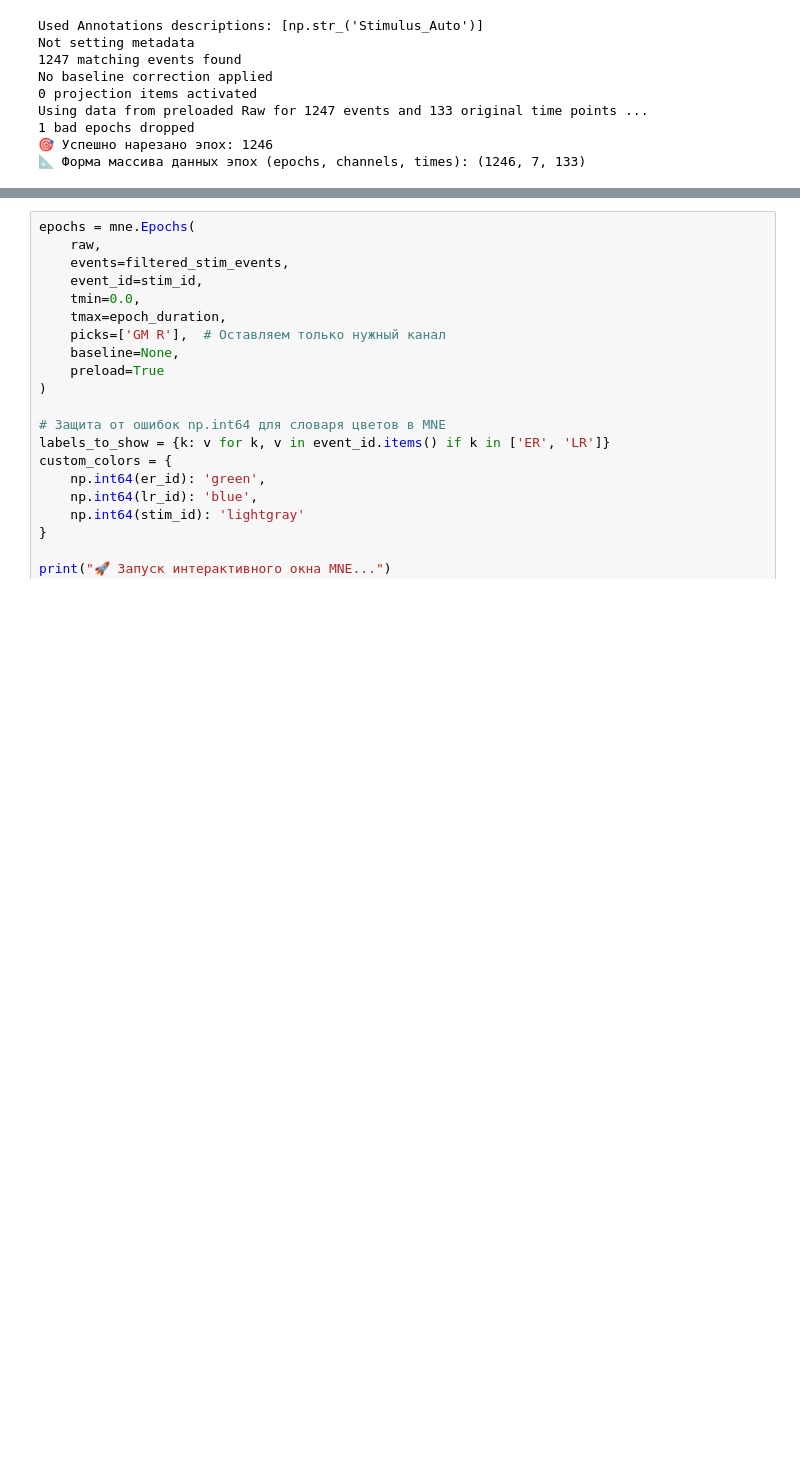
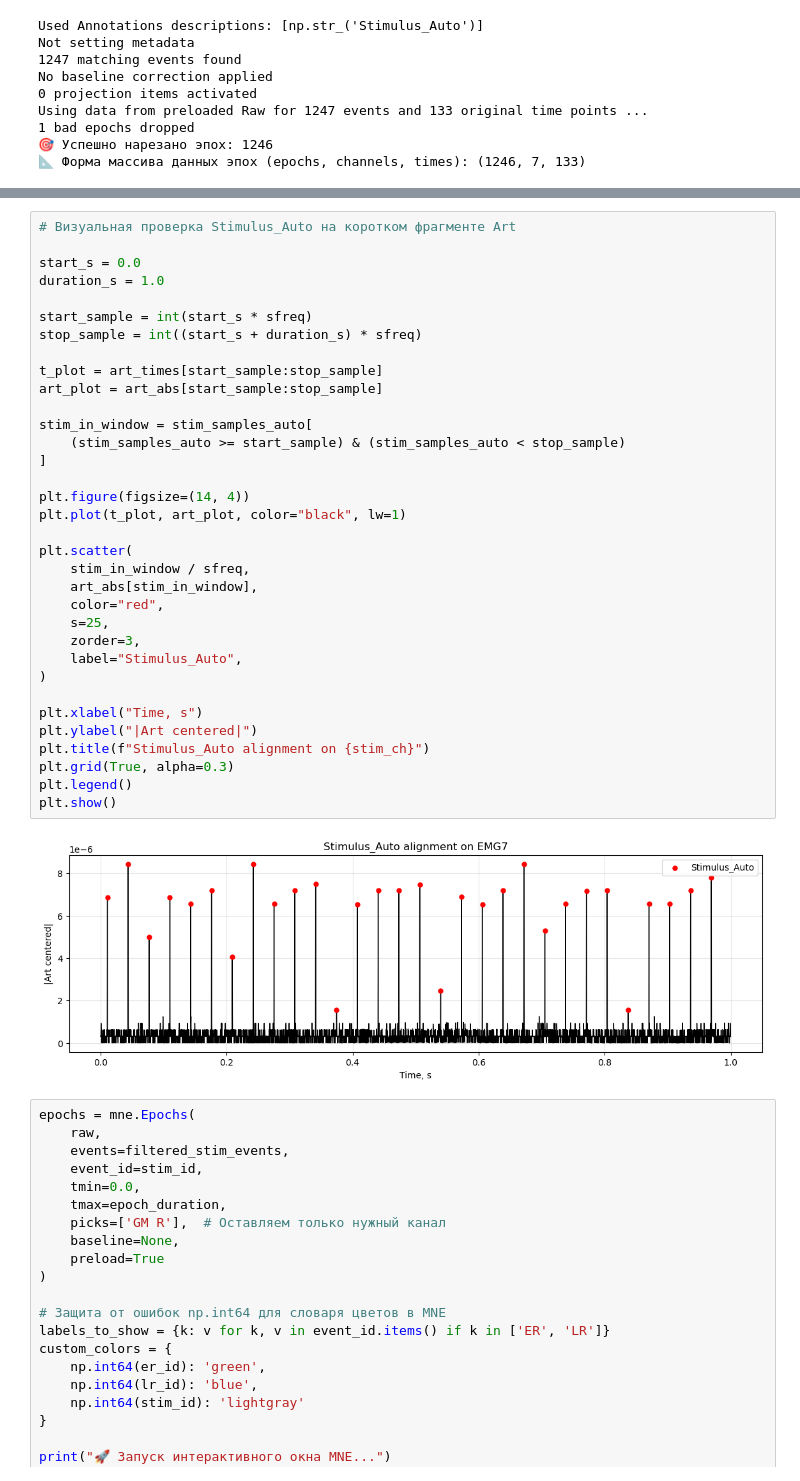
Before and after one commit to violaxanthin/emg-lr-segmentation, a Jupyter notebook: notebooks/emg_lr_segmentation.ipynb, the cells around one changed output, grey strips where cells are left out. Drawn from its saved outputs; the diff is of its cells as text; blank space fills up the shorter version.

```diff
--- a/notebooks/emg_lr_segmentation.ipynb
+++ b/notebooks/emg_lr_segmentation.ipynb
@@ -209,3 +238,39 @@ Using data from preloaded Raw for 1247 events and 133 original time points ...
+# %%
+# Визуальная проверка Stimulus_Auto на коротком фрагменте Art
+
+start_s = 0.0
+duration_s = 1.0
+
+start_sample = int(start_s * sfreq)
+stop_sample = int((start_s + duration_s) * sfreq)
+
+t_plot = art_times[start_sample:stop_sample]
+art_plot = art_abs[start_sample:stop_sample]
+
+stim_in_window = stim_samples_auto[
+    (stim_samples_auto >= start_sample) & (stim_samples_auto < stop_sample)
+]
+
+plt.figure(figsize=(14, 4))
+plt.plot(t_plot, art_plot, color="black", lw=1)
+
+plt.scatter(
+    stim_in_window / sfreq,
+    art_abs[stim_in_window],
+    color="red",
+    s=25,
+    zorder=3,
+    label="Stimulus_Auto",
+)
+
+plt.xlabel("Time, s")
+plt.ylabel("|Art centered|")
+plt.title(f"Stimulus_Auto alignment on {stim_ch}")
+plt.grid(True, alpha=0.3)
+plt.legend()
+plt.show()
+# %% [output]
+[figure, added]
 # %%
 epochs = mne.Epochs(
     raw,
```
Also changed, not shown: parts of 4 cells of this notebook.
